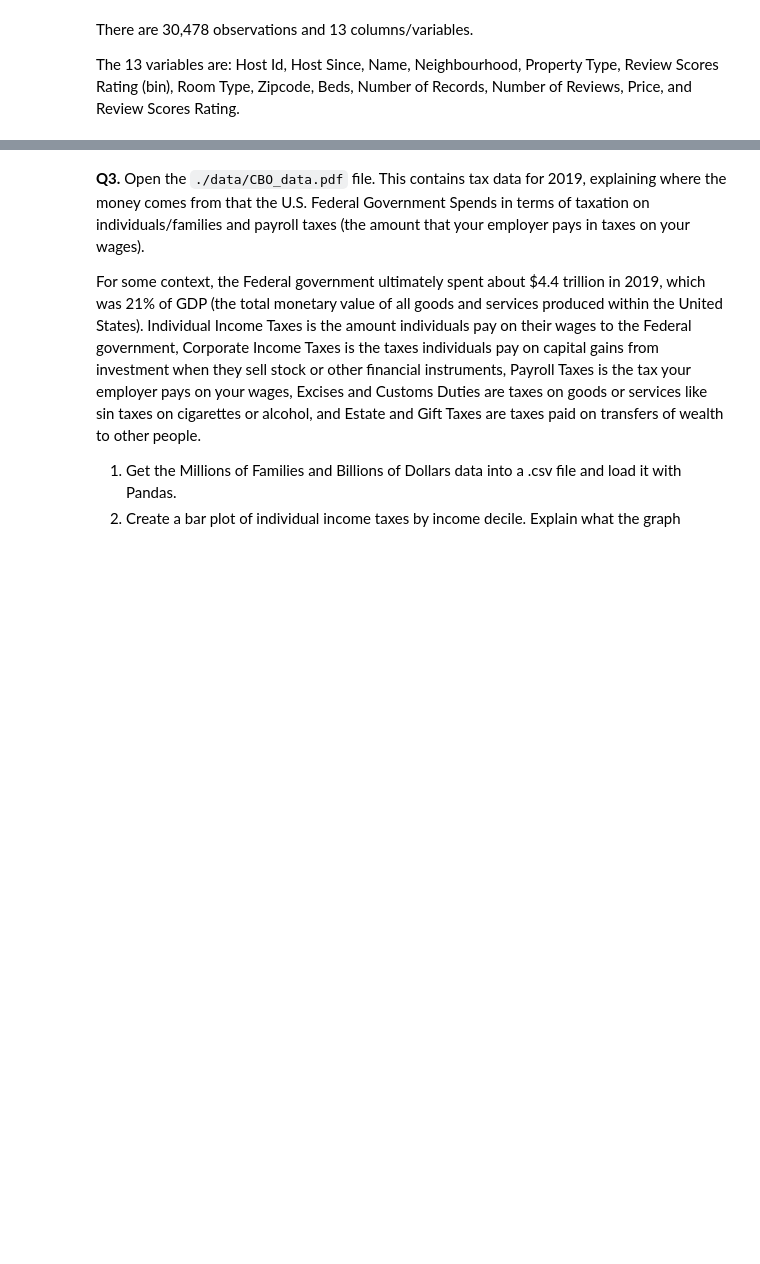
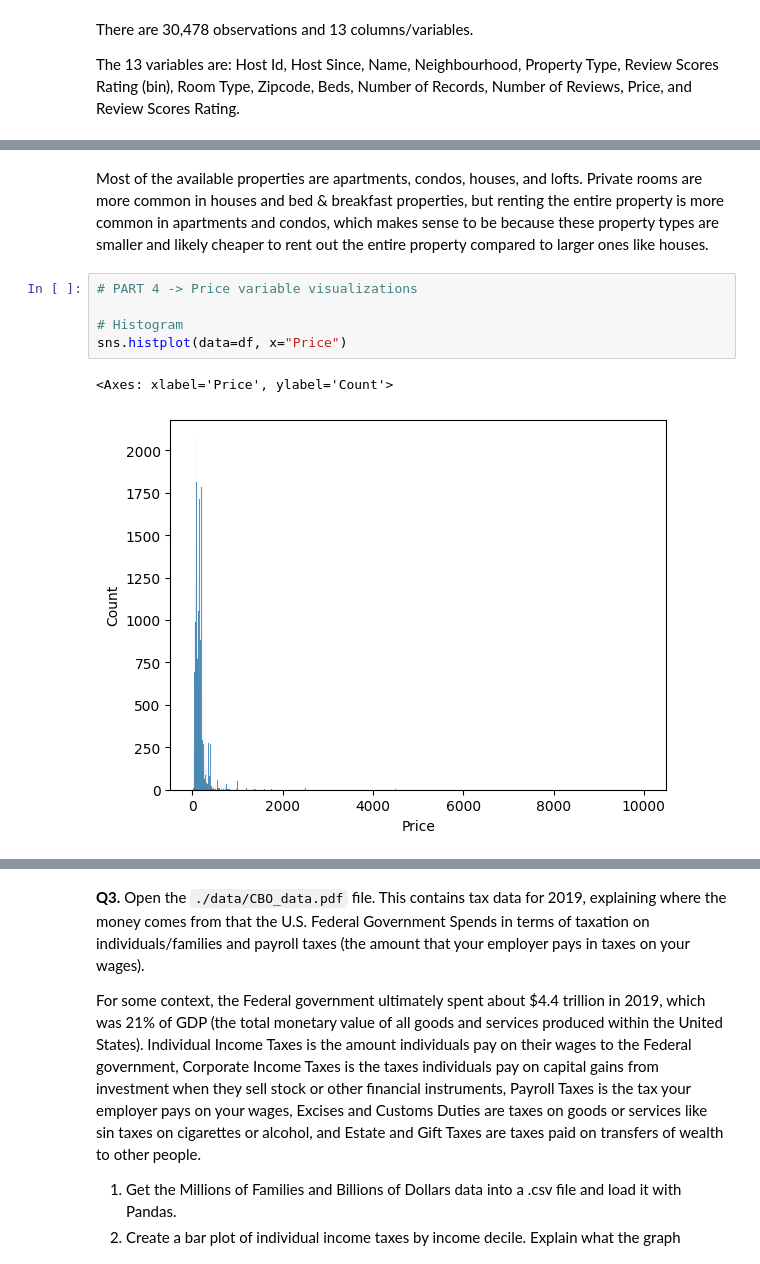
Before and after one commit to jillianhaig/visualization, a Jupyter notebook: assignment/assignment.ipynb, the cells around one changed output, grey strips where cells are left out. Cells and saved outputs as stored; diff of their text form; blank space fills up the shorter version.

```diff
--- a/assignment/assignment.ipynb
+++ b/assignment/assignment.ipynb
@@ -83,0 +107,10 @@ The 13 variables are: Host Id, Host Since, Name, Neighbourhood, Property Type, R
+# %% [markdown]
+Most of the available properties are apartments, condos, houses, and lofts. Private rooms are more common in houses and bed & breakfast properties, but renting the entire property is more common in apartments and condos, which makes sense to be because these property types are smaller and likely cheaper to rent out the entire property compared to larger ones like houses.
+# %%
+# PART 4 -> Price variable visualizations
+
+# Histogram
+sns.histplot(data=df, x="Price")
+# %% [output]
+<Axes: xlabel='Price', ylabel='Count'>
+[figure, added]
```
Also changed, not shown: parts of 8 cells of this notebook.
